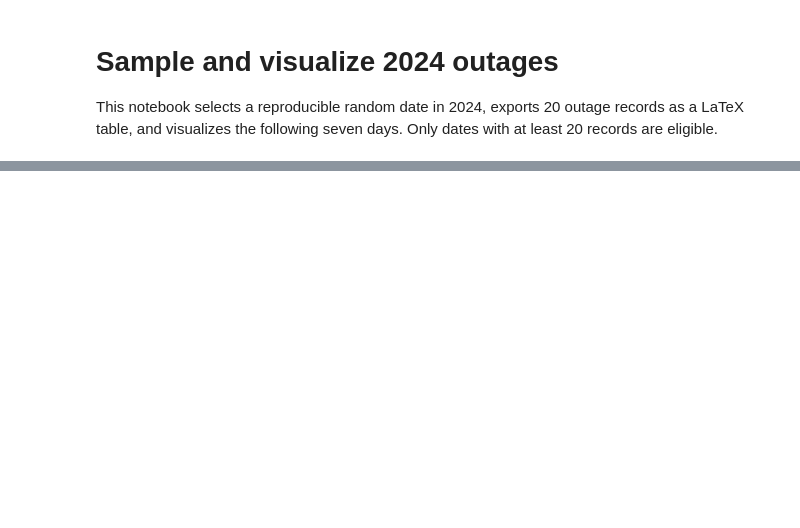
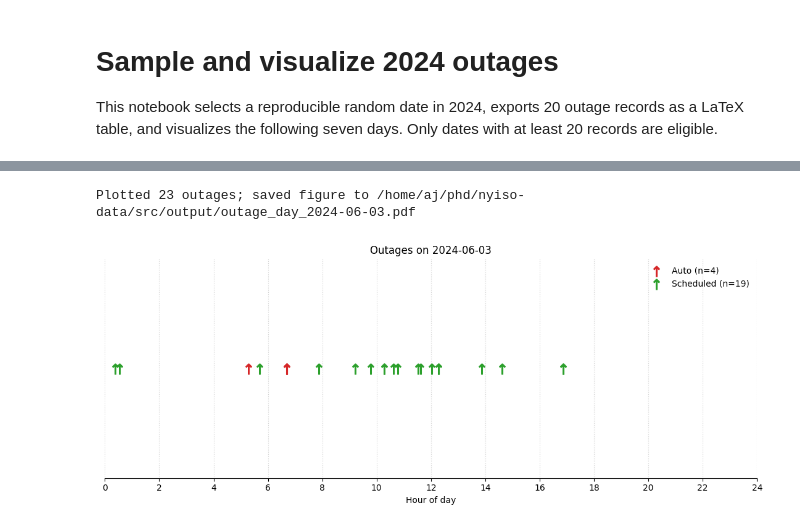
Before and after one commit to mohamad-hasan-sohan-ajini/predictive-maintenance, a Jupyter notebook: src/sample_processed_data.ipynb, the cells around one changed output, grey strips where cells are left out. Saved outputs shown, nothing was run; the diff lists cells and outputs as text; code cells hidden in the pictures; blank space fills up the shorter version.

Commit message:
Plot sample data

```diff
--- a/src/sample_processed_data.ipynb
+++ b/src/sample_processed_data.ipynb
@@ -10,6 +10,8 @@ import numpy as np
 import pandas as pd
 
 DATA_PATH = Path("processed-actual-outages.csv")
+OUTPUT_DIR = Path("output")
+OUTPUT_DIR.mkdir(parents=True, exist_ok=True)
 RANDOM_SEED = 43
 
 date_columns = ["OutDatetime", "MinTimeStamp", "MaxTimeStamp"]
@@ -134,0 +82,55 @@ Plotted 87 outages; saved figure to /home/aj/phd/nyiso-data/src/outage_week_2024
+# %%
+day_end = random_date + pd.Timedelta(days=1)
+day = outages.loc[
+    outages["MinTimeStamp"].between(random_date, day_end, inclusive="left")
+].copy()
+day["HourOfDay"] = (day["MinTimeStamp"] - random_date).dt.total_seconds().div(60 * 60)
+
+EVENT_MARKER = r"$\uparrow$"
+EVENT_SIZE = 150
+
+styles = {
+    "Auto": {
+        "color": "#d62728",
+        "label": "Auto",
+    },
+    "Planned": {
+        "color": "#2ca02c",
+        "label": "Scheduled",
+    },
+}
+
+fig, ax = plt.subplots(figsize=(11, 4.5))
+for outage_type, style in styles.items():
+    events = day.loc[day["OutageType"].eq(outage_type)]
+    ax.scatter(
+        events["HourOfDay"],
+        np.zeros(len(events)),
+        color=style["color"],
+        marker=EVENT_MARKER,
+        s=EVENT_SIZE,
+        linewidths=0.8,
+        label=f'{style["label"]} (n={len(events)})',
+        zorder=3,
+    )
+
+ax.set(
+    xlim=(0, 24),
+    xticks=np.arange(0, 25, 2),
+    xlabel="Hour of day",
+    yticks=[],
+    ylim=(-0.55, 0.55),
+    title=f"Outages on {random_date:%Y-%m-%d}",
+)
+ax.grid(axis="x", linestyle=":", alpha=0.55)
+ax.spines[["top", "right", "left"]].set_visible(False)
+ax.legend(loc="upper right", frameon=False)
+fig.tight_layout()
+
+PDF_PATH = OUTPUT_DIR / f"outage_day_{random_date:%Y-%m-%d}.pdf"
+fig.savefig(PDF_PATH, bbox_inches="tight")
+print(f"Plotted {len(day)} outages; saved figure to {PDF_PATH.resolve()}")
+plt.show()
+# %% [output]
+Plotted 23 outages; saved figure to /home/aj/phd/nyiso-data/src/output/outage_day_2024-06-03.pdf
+[figure, added]
```
Also changed, not shown: parts of 2 cells of this notebook.
